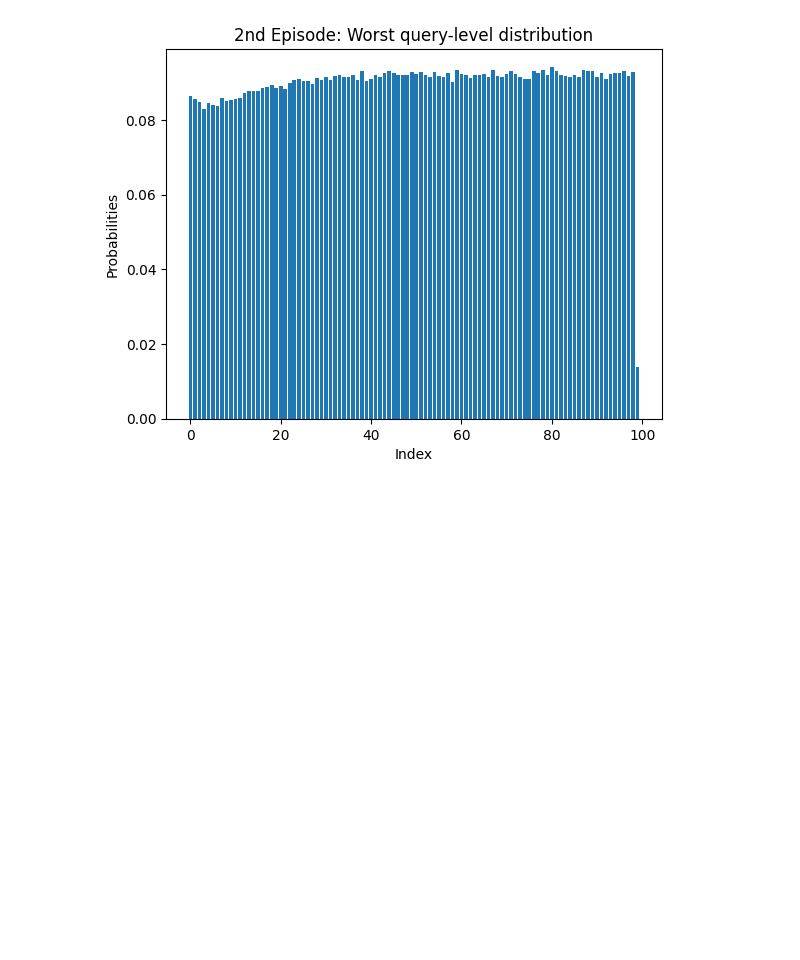
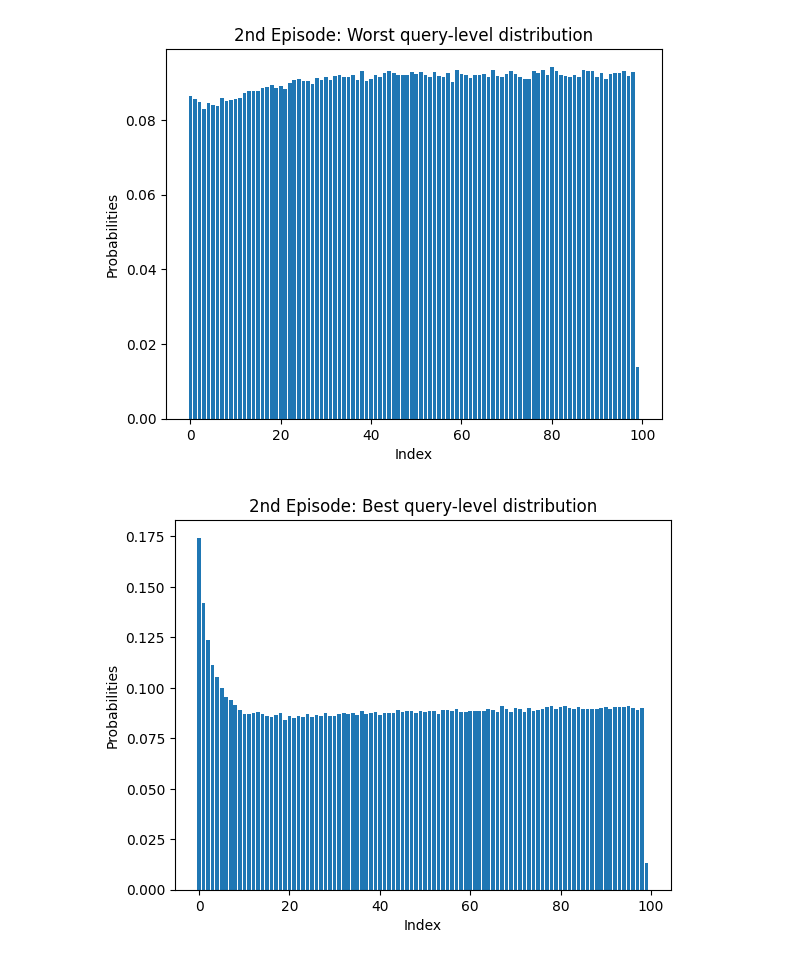
Before and after one commit to JMVCoelho/tevatron, a Jupyter notebook: plots.ipynb, the cells around one changed output. Saved outputs shown, nothing was run; the diff lists cells and outputs as text; code cells hidden in the pictures; blank space fills up the shorter version.

```diff
--- a/plots.ipynb
+++ b/plots.ipynb
@@ -1214,0 +1200,17 @@ plt.show()
+# %%
+import matplotlib.pyplot as plt
+ep_2_best = {3: 40878, 25: 31408, 29: 31626, 64: 32822, 71: 32936, 77: 33183, 83: 32861, 89: 32971, 91: 32915, 10: 31987, 15: 31514, 37: 31948, 46: 32439, 48: 32215, 70: 33084, 73: 32981, 79: 32781, 80: 33200, 20: 31674, 31: 31894, 34: 32156, 59: 32303, 68: 32919, 81: 33410, 88: 32834, 93: 33180, 0: 64000, 14: 31881, 33: 32017, 55: 32610, 58: 32268, 92: 33236, 39: 32308, 51: 32519, 85: 32904, 96: 33004, 16: 31416, 27: 31632, 52: 32420, 60: 32477, 62: 32453, 69: 32245, 1: 52088, 6: 35119, 9: 32646, 12: 32084, 56: 32458, 26: 31807, 30: 31540, 40: 31725, 50: 32367, 66: 32395, 72: 32286, 19: 30944, 54: 32618, 90: 33146, 4: 38590, 13: 32309, 28: 32122, 44: 32642, 24: 31976, 49: 32490, 65: 32759, 53: 31878, 86: 32834, 18: 32122, 98: 33037, 57: 32919, 95: 33340, 38: 32041, 45: 32309, 61: 32506, 97: 32647, 21: 31166, 32: 32209, 47: 32536, 8: 33597, 43: 32196, 82: 32954, 84: 33259, 35: 31822, 76: 32945, 2: 45467, 11: 31893, 22: 31561, 7: 34467, 36: 32566, 17: 31744, 5: 36612, 87: 32859, 78: 33388, 94: 33170, 67: 33334, 75: 32659, 23: 31323, 63: 32533, 41: 32135, 42: 32065, 74: 32554, 99: 4841}
+
+sorted_counter = sorted(ep_2_best.items(), key=lambda x: x[1], reverse=True)
+
+x = [sc[0] for sc in sorted_counter]
+y = [sc[1]/(367012) for sc in sorted_counter]
+
+plt.bar(x, y)
+plt.xlabel('Index')
+plt.ylabel('Probabilities')
+plt.title('2nd Episode: Best query-level distribution')
+
+plt.show()
+# %% [output]
+[figure, added]
```
Also changed, not shown: parts of 5 cells of this notebook, 22 other files.
